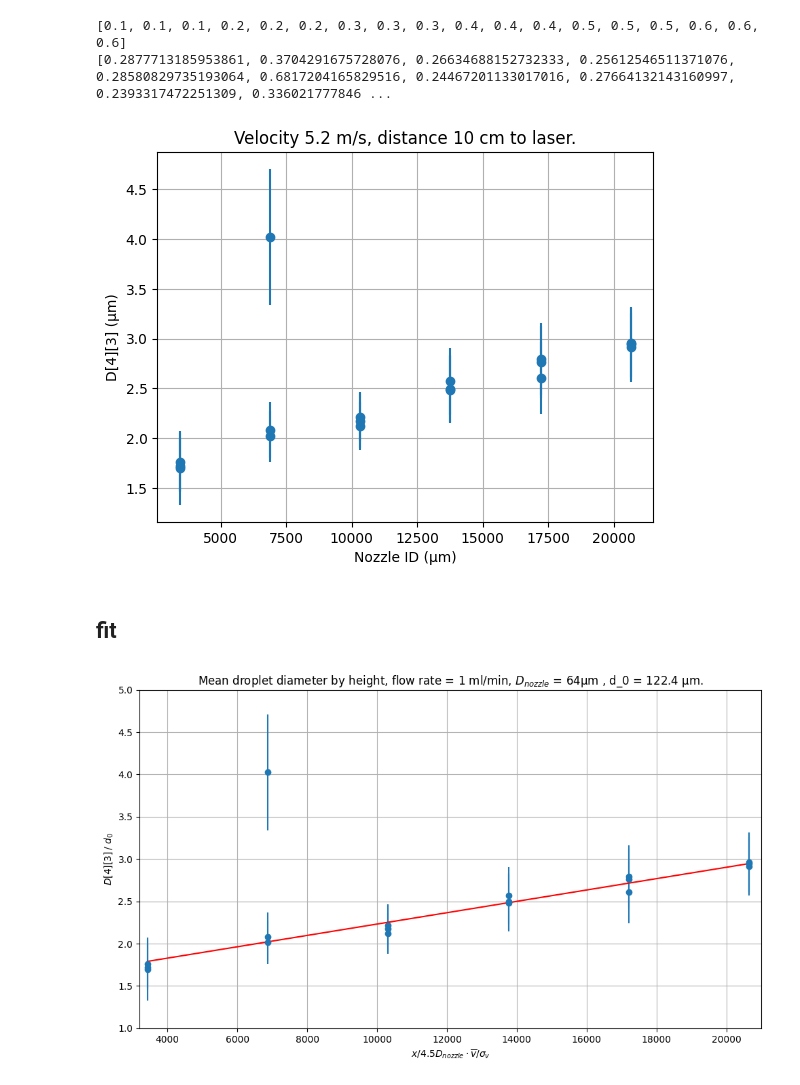
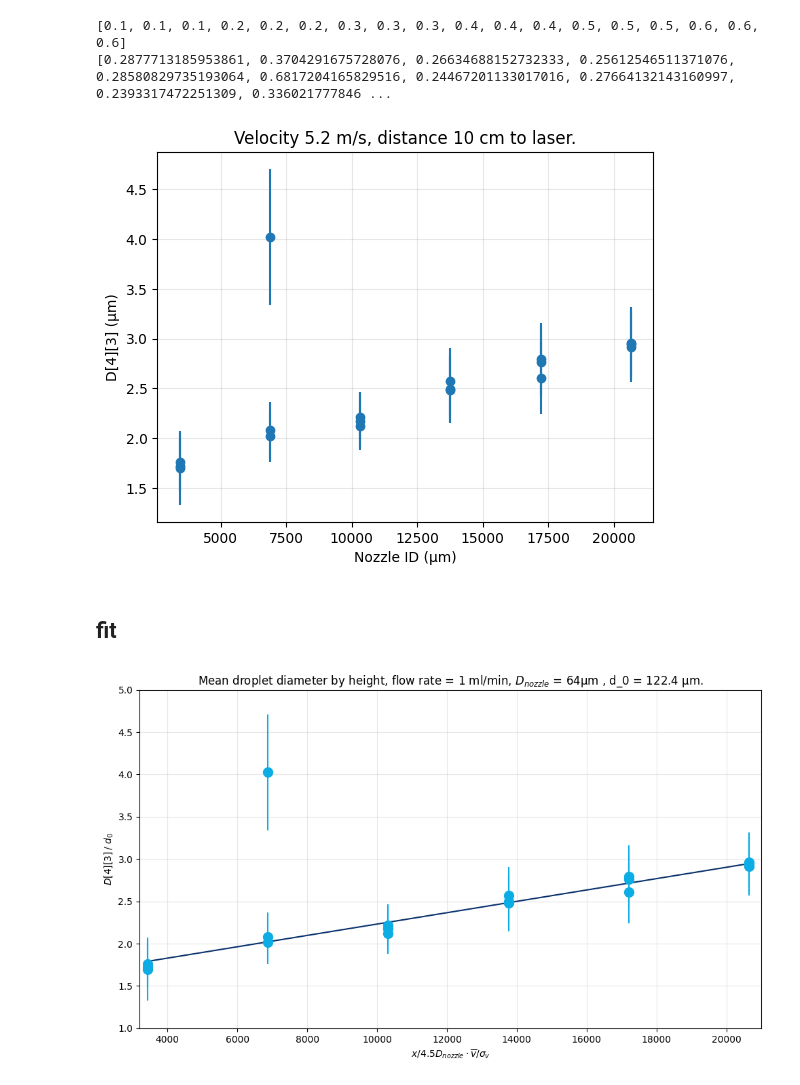
Before and after one commit to Trystan-Git/PNS-group-23--Dynamics-of-coalescence-events-in-spray-clouds, a Jupyter notebook: Data analysis/On data from June 10/measurementheights.ipynb, the cells around one changed output. Saved outputs shown, nothing was run; the diff lists cells and outputs as text; code cells hidden in the pictures.

```diff
--- a/Data analysis/On data from June 10/measurementheights.ipynb
+++ b/Data analysis/On data from June 10/measurementheights.ipynb
@@ -47,10 +47,10 @@ plt.ylabel(r"D[4][3] (μm)")
 # plt.xlim(6000,14000)
 # plt.ylim(1,5)
 
-plt.grid(True)
+plt.grid(alpha=0.3)
 plt.show()
 # %% [output]
-[figure, old version]
+[figure, new version]
 # %% [markdown]
 ## fit
 # %%
@@ -73,31 +73,33 @@ fit_result = fit_model.fit(
 # %%
 x = np.array(normalised_x)
 
 idx = np.argsort(x)
 x_sorted = x[idx]
 
 y_sorted_fit = fit_result.eval(x=x_sorted)
 
 plt.figure(figsize=(10,6))
 
 plt.errorbar(normalised_x, a_diam,
              xerr=err_height,
              yerr=a_err_mean_diam,
-             fmt='o')
+             fmt='o',
+             color = '#0cace5',
+             ms = 10)
 
-plt.plot(x_sorted, y_sorted_fit, 'r-')
+plt.plot(x_sorted, y_sorted_fit, color='#08316c')
 
 plt.title(r"Mean droplet diameter by height, flow rate = 1 ml/min, $D_{nozzle}$ = 64μm , d_0 = 122.4 μm.")
 plt.xlabel(r"$ x / 4.5D_{nozzle} \cdot \overline{v} / \sigma_v$")
 plt.ylabel(r"$D[4][3]\,/$ $d_0$")
 plt.xlim(3200,21000)
 plt.ylim(1,5)
-plt.grid(True)
+plt.grid(alpha=0.3)
 plt.tight_layout()
 
 plt.show()
 # %% [output]
-[figure, old version]
+[figure, new version]
 # %%
 print(fit_result.fit_report())
 # %% [output]
```
Also changed, not shown: 1 other file.
